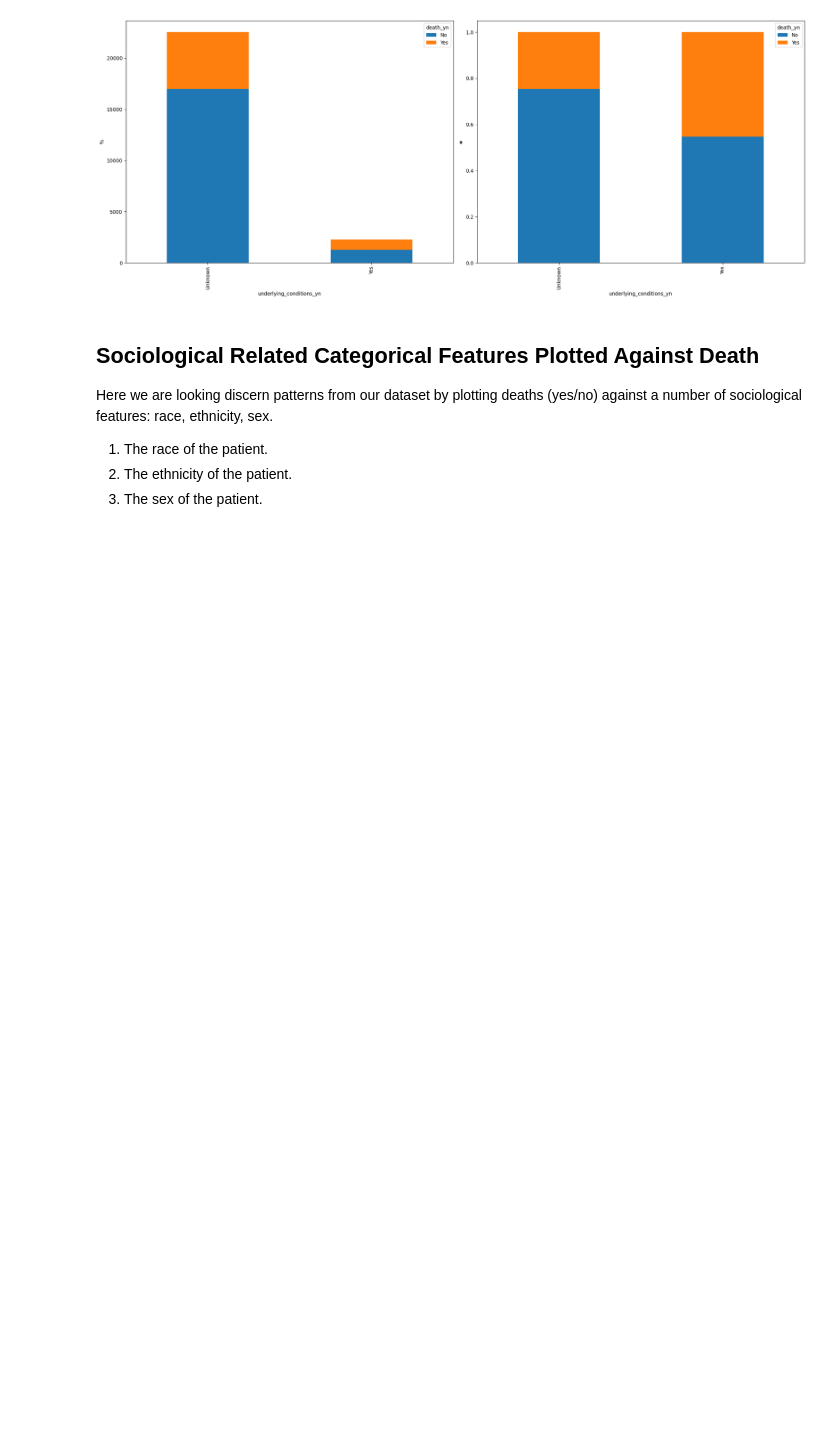
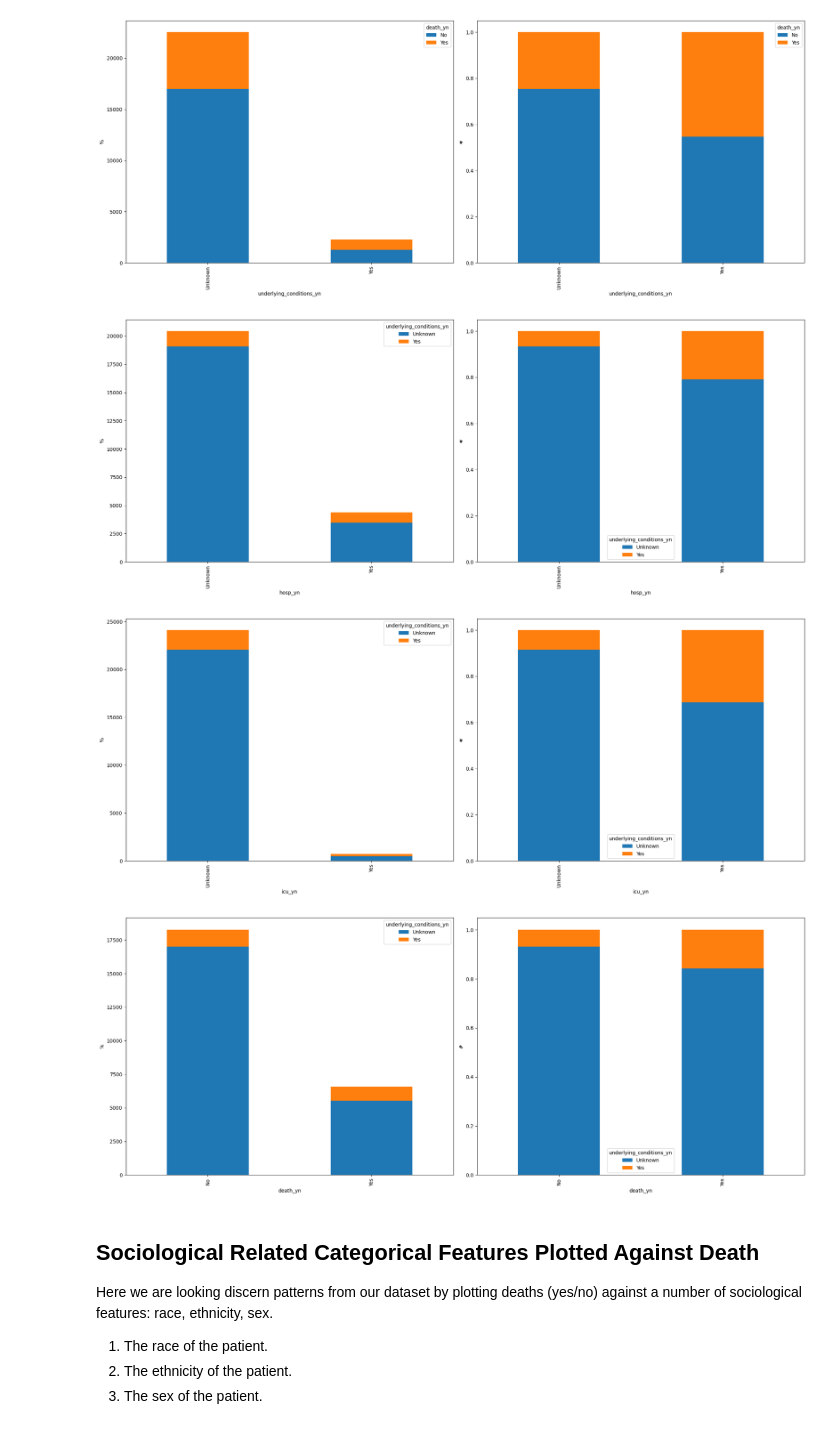
Before and after one commit to mattx245/Machine-Learning-Project, a Jupyter notebook: Homework2_22207000_12468998.ipynb, the cells around one changed output. Saved outputs shown, nothing was run; the diff lists cells and outputs as text; code cells hidden in the pictures; blank space fills up the shorter version.

```diff
--- a/Homework2_22207000_12468998.ipynb
+++ b/Homework2_22207000_12468998.ipynb
@@ -129,6 +121,27 @@ for feature in select_features:
 [figure]
 [figure]
 [figure]
+# %%
+target_feature = train['underlying_conditions_yn']
+select_features = [train['hosp_yn'], train['icu_yn'], train['death_yn']]
+
+for feature in select_features:
+
+    fig, axs = plt.subplots(ncols=2, figsize=(20, 8))
+    train.groupby([feature, target_feature]).size().unstack().plot(kind='bar', stacked=True, ax=axs[0])
+    axs[0].set_xticklabels(axs[0].get_xticklabels(), rotation=90, fontsize=10)
+    axs[0].set_ylabel('%')
+
+    train.groupby([feature, target_feature]).size().unstack().apply(lambda x: x/x.sum(), axis=1).plot(kind='bar', stacked=True, ax=axs[1])
+    axs[1].set_xticklabels(axs[1].get_xticklabels(), rotation=90, fontsize=10)
+    axs[1].set_ylabel('#')
+
+    plt.tight_layout()
+    plt.show()
+# %% [output]
+[figure, added]
+[figure, added]
+[figure, added]
 # %% [markdown]
 ## Sociological Related Categorical Features Plotted Against Death
 
```
Also changed, not shown: parts of 16 cells of this notebook.
